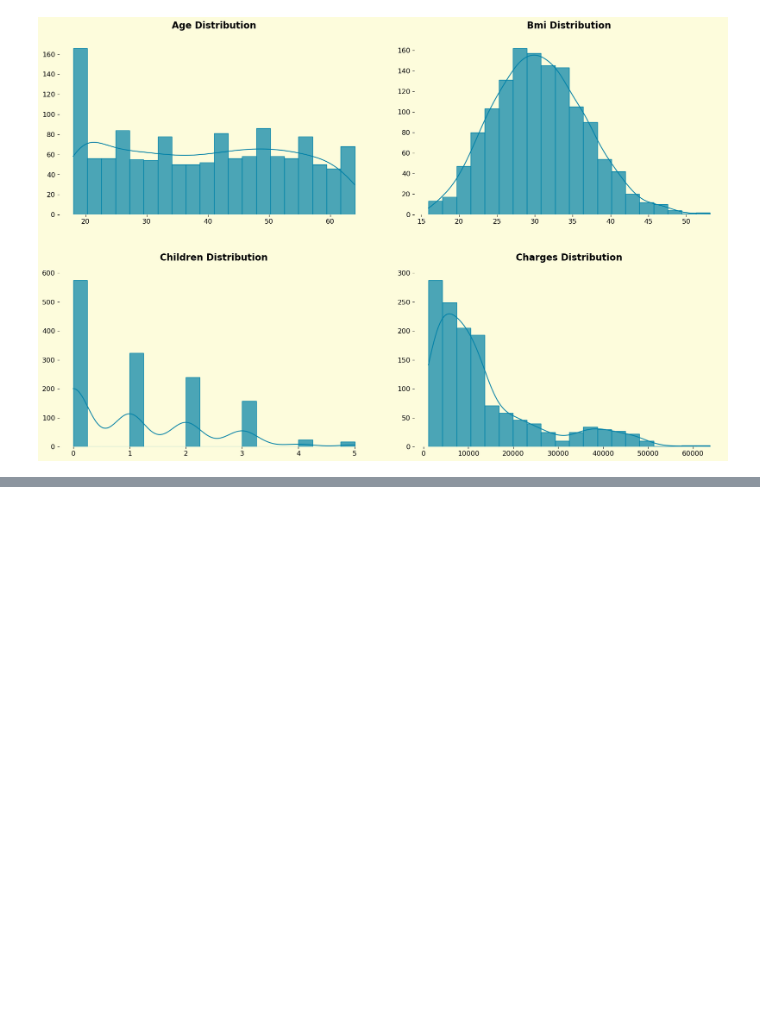
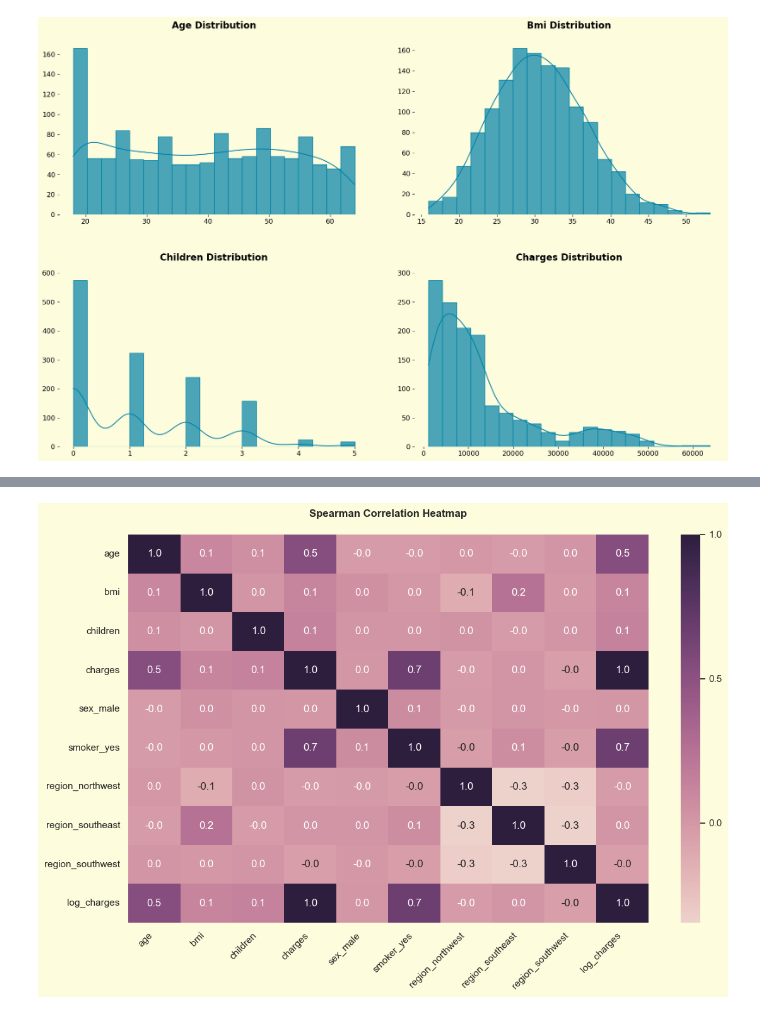
Before and after one commit to dimitar-m/predicting-insurance-costs, a Jupyter notebook: predicting-medical-insurance-costs.ipynb, the cells around one changed output, grey strips where cells are left out. Saved outputs shown, nothing was run; the diff lists cells and outputs as text; code cells hidden in the pictures; blank space fills up the shorter version.

```diff
--- a/predicting-medical-insurance-costs.ipynb
+++ b/predicting-medical-insurance-costs.ipynb
@@ -162,0 +201,32 @@ The **medical charges** are highly skewed, ranging from **\\$1,059 to \$63,770**
+# %%
+# One-hot encode categorical features (drop_first avoids dummy trap)
+df_encoded = pd.get_dummies(df, drop_first=True)
+
+# Log-transform 'charges' to compress the range, pull in extreme values and make the distribution more symmetric.
+df_encoded['log_charges'] = np.log(df_encoded['charges'])
+
+# Compute Spearman correlation
+corr_matrix = df_encoded.corr(method='spearman')
+
+# Plot settings
+plt.figure(figsize=(12, 8))
+sns.set(style="white")
+
+# Draw the heatmap
+ax = sns.heatmap(
+    corr_matrix,
+    cmap=sns.cubehelix_palette(as_cmap=True),
+    annot=True,
+    linewidths=0,
+    linecolor="#1a1a1a",
+    fmt=".1f",
+    cbar_kws={"ticks": [-1, -0.5, 0, 0.5, 1]}
+)
+
+# Tweak layout
+plt.xticks(rotation=45, ha='right')
+plt.title("Spearman Correlation Heatmap", pad=20)
+plt.tight_layout()
+plt.show()
+# %% [output]
+[figure, added]
```
Also changed, not shown: parts of 13 cells of this notebook, 2 other files.
